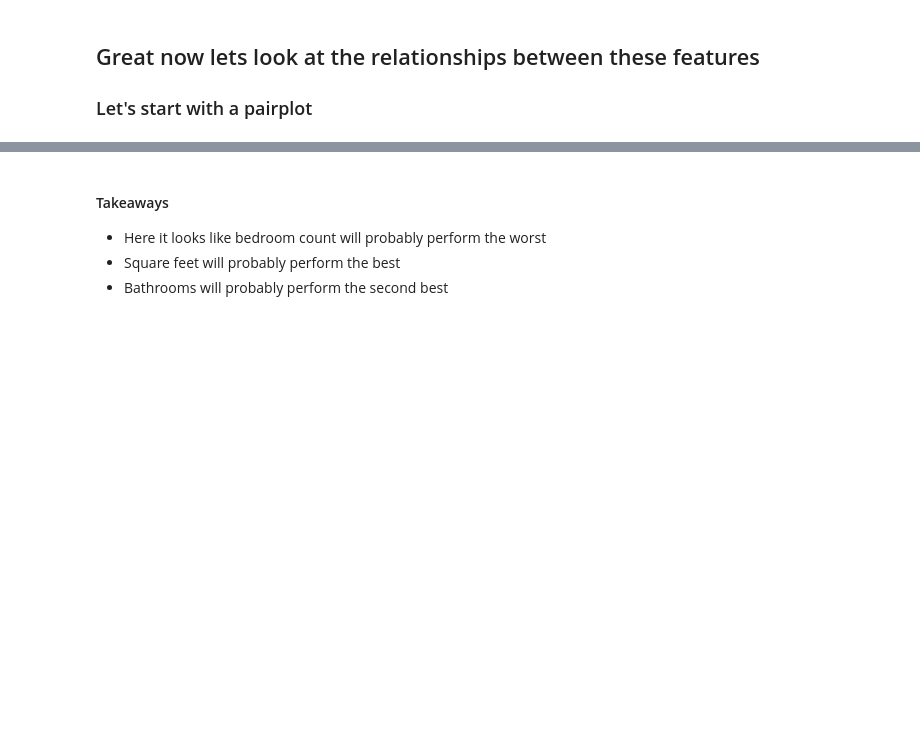
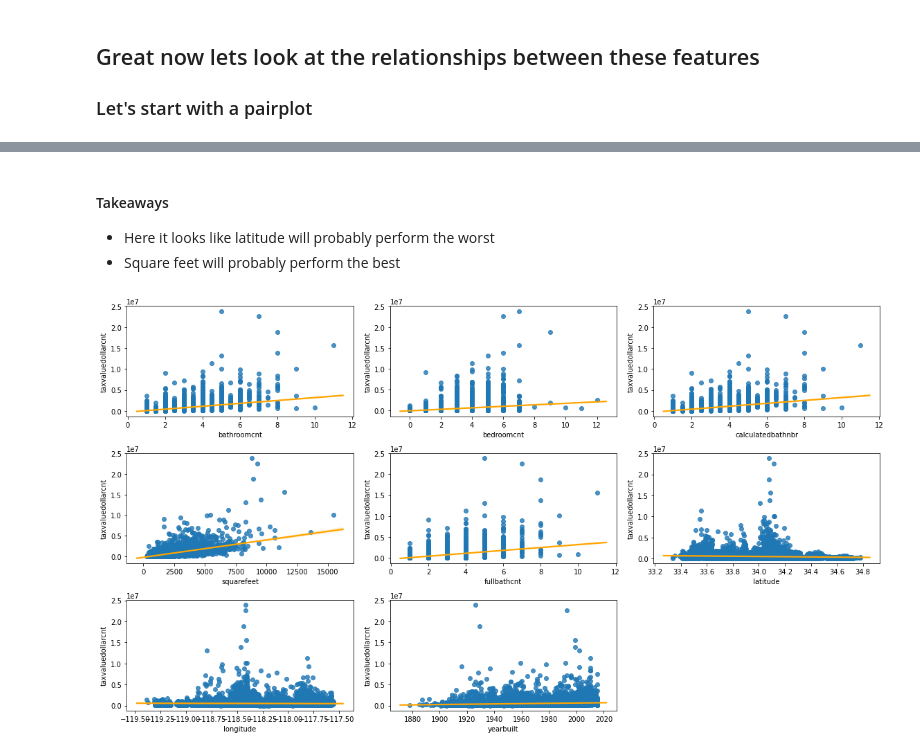
Before and after one commit to RyanMcCall/zillow_ds, a Jupyter notebook: exploration.ipynb, the cells around one changed output, grey strips where cells are left out. Saved outputs shown, nothing was run; the diff lists cells and outputs as text; code cells hidden in the pictures; blank space fills up the shorter version.

```diff
--- a/exploration.ipynb
+++ b/exploration.ipynb
@@ -117,5 +118,14 @@ sns.heatmap(zillow.corr(), annot=True, cmap='Greens')
 # %% [markdown]
 #### Takeaways
-* Here it looks like bedroom count will probably perform the worst
+* Here it looks like latitude will probably perform the worst
 * Square feet will probably perform the best
-* Bathrooms will probably perform the second best
+# %%
+plt.figure(figsize=(16, 9))
+
+for i in range(1, 9):
+    plt.subplot(3, 3, i)
+    sns.regplot(x=zillow.columns[i-1], y='taxvaluedollarcnt', data=zillow, line_kws={'color':'orange'})
+
+plt.tight_layout()
+# %% [output]
+[figure, added]
```
Also changed, not shown: parts of 9 cells of this notebook.
